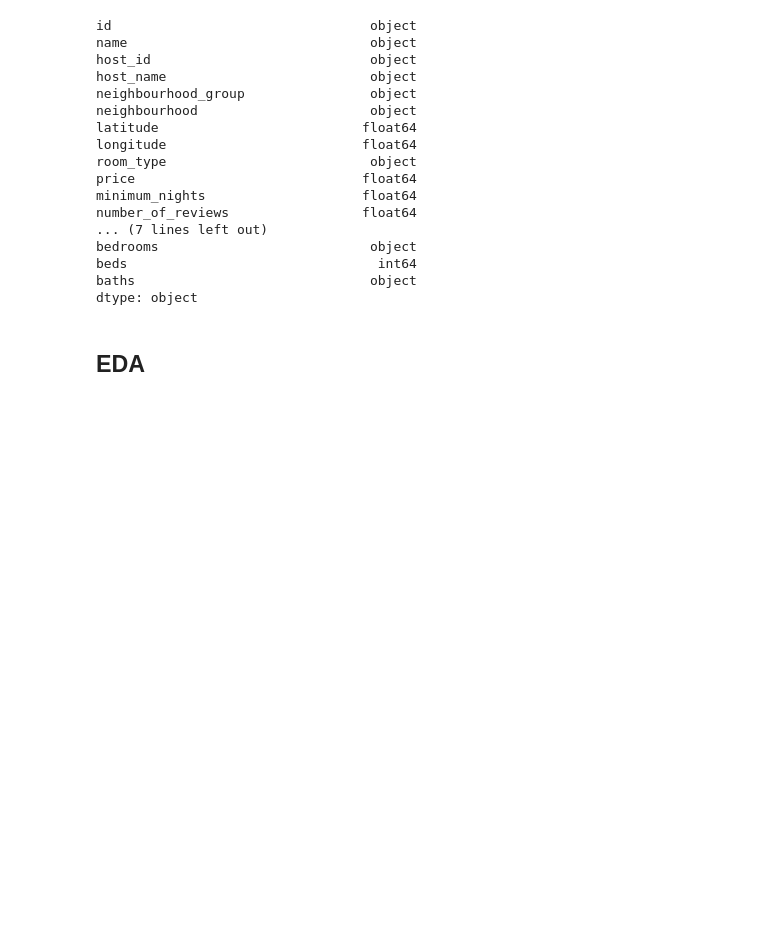
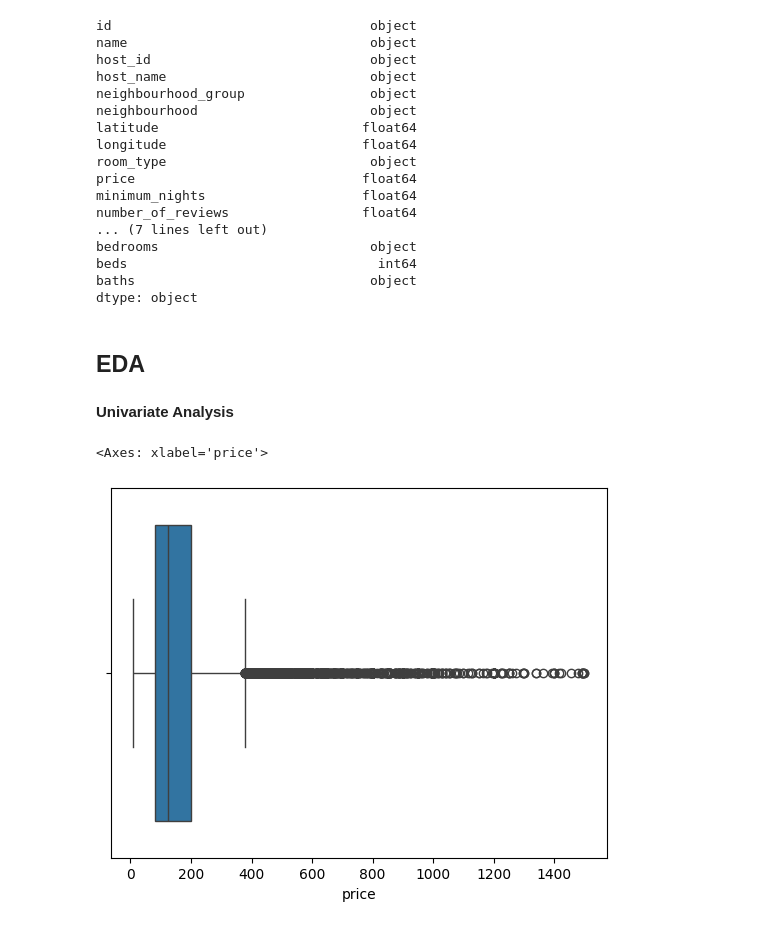
Before and after one commit to shahbhavya7/Machine_Learning_Practices, a Jupyter notebook: NewYork_Airbnb/model.ipynb, the cells around one changed output. Saved outputs shown, nothing was run; the diff lists cells and outputs as text; code cells hidden in the pictures; blank space fills up the shorter version.

```diff
--- a/NewYork_Airbnb/model.ipynb
+++ b/NewYork_Airbnb/model.ipynb
@@ -170,3 +170,14 @@ baths                              object
 dtype: object
 # %% [markdown]
 ## EDA
+# %% [markdown]
+**Univariate Analysis**
+# %%
+# idenfying outliers in price
+
+df = data[data['price'] < 1500] # removing outliers above 1500 price
+
+sns.boxplot(data=df, x='price')
+# %% [output]
+<Axes: xlabel='price'>
+[figure, added]
```
Also changed, not shown: parts of 4 cells of this notebook.
